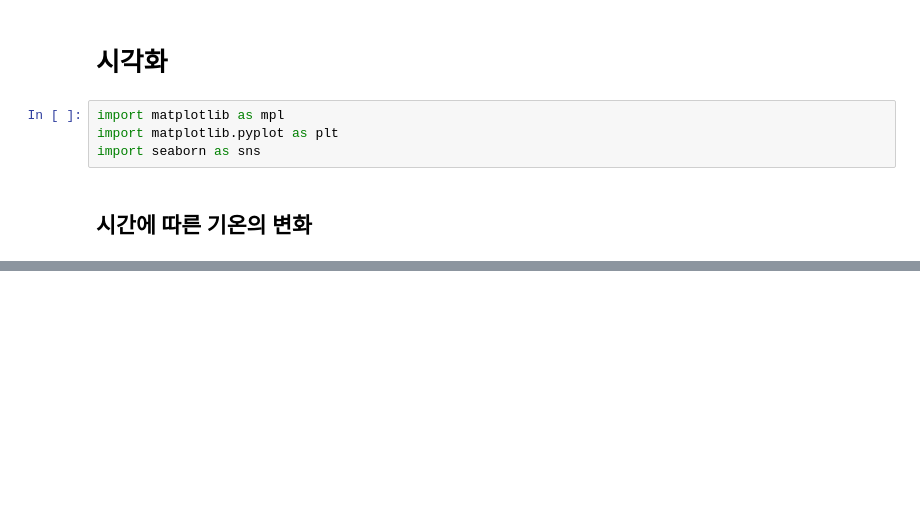
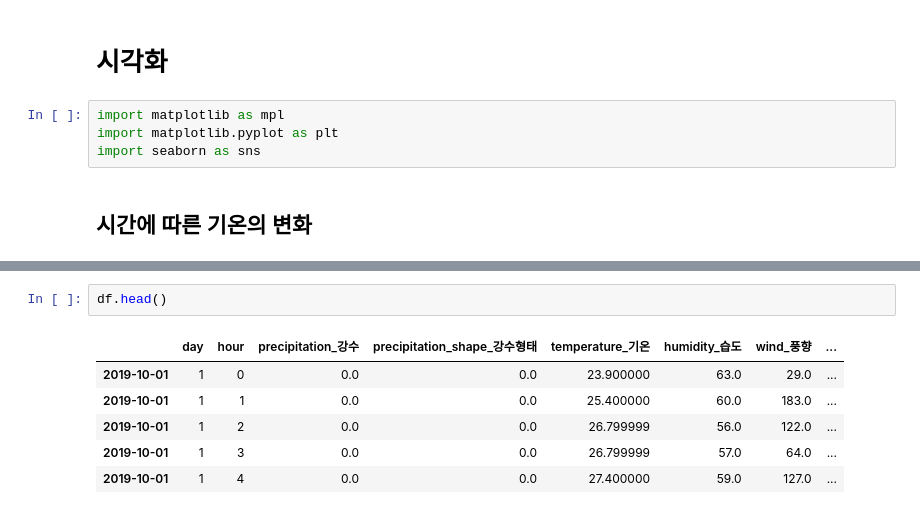
Before and after one commit to wiv33/A-Learning-python, a Jupyter notebook: machine-learning/_000_hello_machine/_000_basic/_003_tensorflow_cuk_edu/_002_2_ml/_002_weather_analysis.ipynb, the cells around one changed output, grey strips where cells are left out. Drawn from its saved outputs; the diff is of its cells as text; blank space fills up the shorter version.

```diff
--- a/machine-learning/_000_hello_machine/_000_basic/_003_tensorflow_cuk_edu/_002_2_ml/_002_weather_analysis.ipynb
+++ b/machine-learning/_000_hello_machine/_000_basic/_003_tensorflow_cuk_edu/_002_2_ml/_002_weather_analysis.ipynb
@@ -279,0 +334,9 @@ sns.distplot(df['temperature_기온'],
+# %%
+df.head()
+# %% [output]
+|  | day | hour | precipitation_강수 | precipitation_shape_강수형태 | temperature_기온 | humidity_습도 | wind_풍향 | ... |
+| 2019-10-01 | 1 | 0 | 0.0 | 0.0 | 23.900000 | 63.0 | 29.0 | ... |
+| 2019-10-01 | 1 | 1 | 0.0 | 0.0 | 25.400000 | 60.0 | 183.0 | ... |
+| 2019-10-01 | 1 | 2 | 0.0 | 0.0 | 26.799999 | 56.0 | 122.0 | ... |
+| 2019-10-01 | 1 | 3 | 0.0 | 0.0 | 26.799999 | 57.0 | 64.0 | ... |
+| 2019-10-01 | 1 | 4 | 0.0 | 0.0 | 27.400000 | 59.0 | 127.0 | ... |
```
Also changed, not shown: parts of 16 cells of this notebook.
